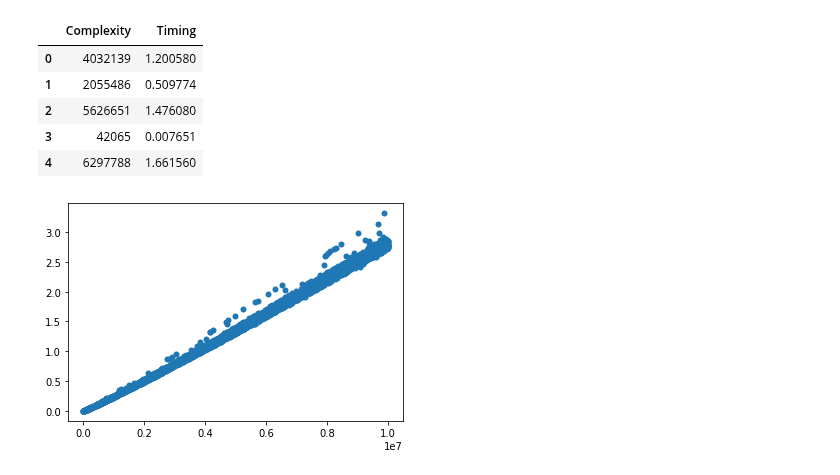
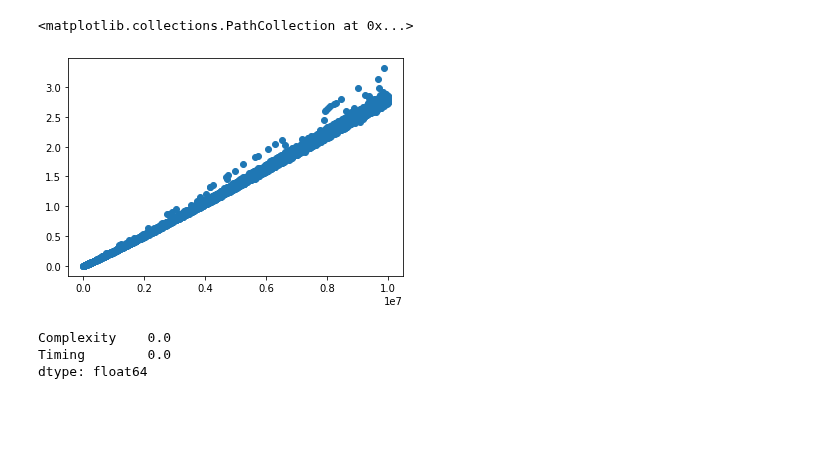
Before and after one commit to lephuocdat2000/-CS114.K21-, a Jupyter notebook: Timing_Complexity.ipynb, the cells around one changed output. Drawn from its saved outputs; the diff is of its cells as text; code cells hidden in the pictures; blank space fills up the shorter version.

```diff
--- a/Timing_Complexity.ipynb
+++ b/Timing_Complexity.ipynb
@@ -26,17 +33,7 @@ data.txt  sample_data
 # %%
 data=pd.read_csv('data.txt',header=None)
 data.columns=['Complexity','Timing']
+plt.scatter(data['Complexity'],data['Timing'])
+# %% [output]
+<matplotlib.collections.PathCollection at 0x...>
+[figure, added]
-# %%
-data.head()
-# %% [output]
-|  | Complexity | Timing |
-| 0 | 4032139 | 1.200580 |
-| 1 | 2055486 | 0.509774 |
-| 2 | 5626651 | 1.476080 |
-| 3 | 42065 | 0.007651 |
-| 4 | 6297788 | 1.661560 |
-# %%
-plt.scatter(data['Complexity'],data['Timing'],linewidths=0.01)
-plt.show()
-# %% [output]
-[figure, removed]
@@ -42,0 +47,13 @@ plt.show()
+# %%
+#x=data_after_mmscaler[['Complexity','Square','Logarit']]
+x=data_after_mmscaler['Complexity']
+y=data_after_mmscaler['Timing']
+X_train,X_test,y_train,y_test=train_test_split(x,y,test_size=0.2,random_state=1,)
+
+#check missingdata
+all_data_na=(data.isnull().sum())/len(data)*100
+all_data_na
+# %% [output]
+Complexity    0.0
+Timing        0.0
+dtype: float64
```
Also changed, not shown: parts of 8 cells of this notebook.
